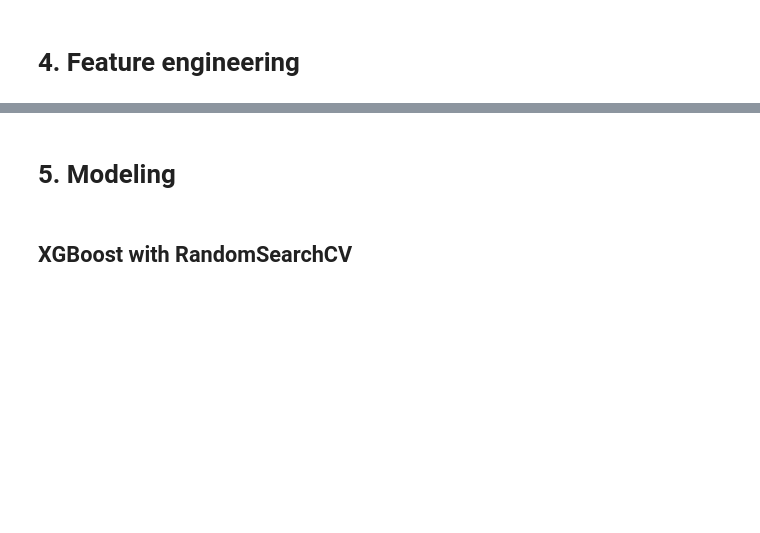
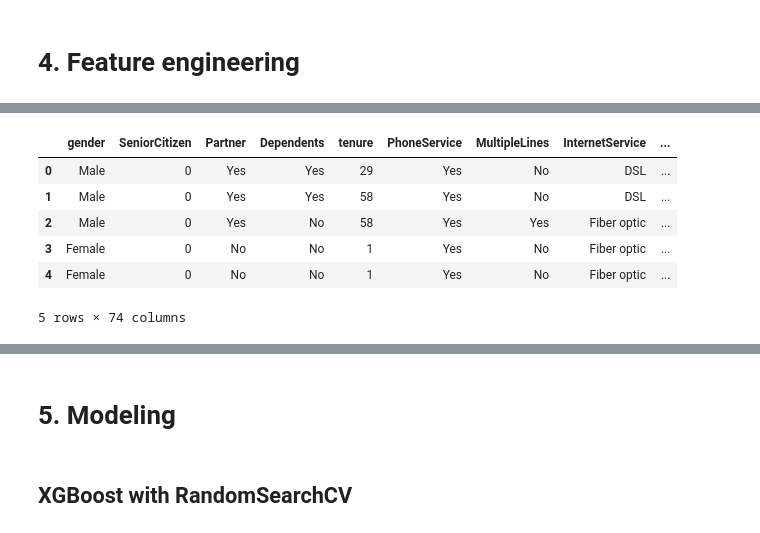
Before and after one commit to vitorliu-55/ds-ml-portfolio, a Jupyter notebook: 04-customer-churn-competition/customer_churn_tuning.ipynb, the cells around one changed output, grey strips where cells are left out. Saved outputs shown, nothing was run; the diff lists cells and outputs as text; code cells hidden in the pictures; blank space fills up the shorter version.

```diff
--- a/04-customer-churn-competition/customer_churn_tuning.ipynb
+++ b/04-customer-churn-competition/customer_churn_tuning.ipynb
@@ -101,0 +137,24 @@ X_train.iloc[[0]]
+# %%
+# Features interactions
+df_features[f'MonthlyChargesAndTenureRatio'] = df_features["MonthlyCharges"] / df_features["tenure"]
+df_features[f'TotalChargesAndTenureRantio'] = df_features["TotalCharges"] / df_features["tenure"]
+df_features[f'ChargesRatio'] = df_features["TotalCharges"] / df_features["MonthlyCharges"]
+# %%
+cols = ['OnlineSecurity', 'OnlineBackup', 'DeviceProtection', 'TechSupport', 'StreamingTV', 'StreamingMovies']
+df_features[f'AdditionalInternetServicesCount'] = (df_features[cols] == 'Yes').sum(axis=1)
+# %%
+df_features['BothServices'] = (df_features['PhoneService'] == "Yes") & (df_features['InternetService'] == "Yes").map({True: 'Yes', False: 'No'})
+# %%
+df_features['MeanChurnPerInternetService'] = df_features.groupby("InternetService")["Churn"].transform('mean')
+df_features['MeanChurnPerPhoneService'] = df_features.groupby("PhoneService")["Churn"].transform('mean')
+df_features['MeanChurnPerBothServices'] = df_features.groupby("BothServices")["Churn"].transform('mean')
+# %%
+df_features.head()
+# %% [output]
+|  | gender | SeniorCitizen | Partner | Dependents | tenure | PhoneService | MultipleLines | InternetService | ... |
+| 0 | Male | 0 | Yes | Yes | 29 | Yes | No | DSL | ... |
+| 1 | Male | 0 | Yes | Yes | 58 | Yes | No | DSL | ... |
+| 2 | Male | 0 | Yes | No | 58 | Yes | Yes | Fiber optic | ... |
+| 3 | Female | 0 | No | No | 1 | Yes | No | Fiber optic | ... |
+| 4 | Female | 0 | No | No | 1 | Yes | No | Fiber optic | ... |
+5 rows × 74 columns
```
Also changed, not shown: parts of 19 cells of this notebook.
